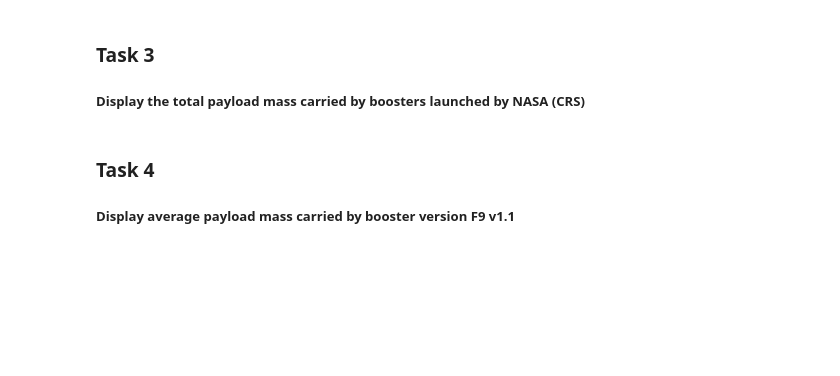
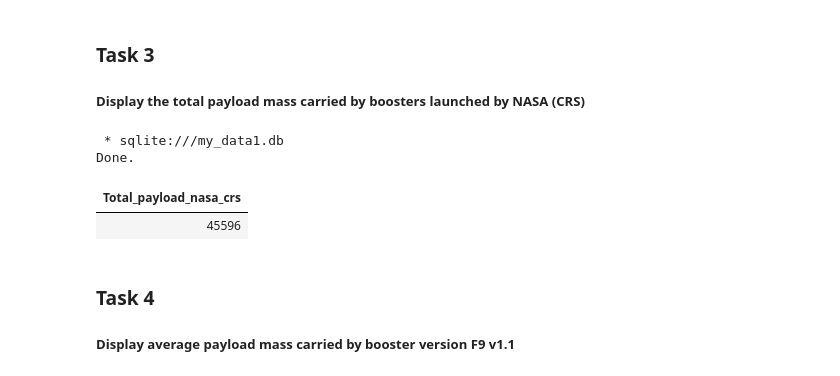
Before and after one commit to MamadyMagass/Applied-Data-Science-Capstone-IBM, a Jupyter notebook: week_2/jupyter-labs-eda-sql-coursera_sqllite.ipynb, the cells around one changed output. Cells and saved outputs as stored; diff of their text form; code cells hidden in the pictures; blank space fills up the shorter version.

```diff
--- a/week_2/jupyter-labs-eda-sql-coursera_sqllite.ipynb
+++ b/week_2/jupyter-labs-eda-sql-coursera_sqllite.ipynb
@@ -114,9 +184,14 @@ limit 5
 ##### Display the total payload mass carried by boosters launched by NASA (CRS)
 # %%
 %%sql
-select count("PAYLOAD_MASS__KG_") as Total_payload_naza_crs
+select  sum("PAYLOAD_MASS__KG_") as Total_payload_nasa_crs
 from SPACEXTABLE
 where Customer = 'NASA (CRS)'
+# %% [output]
+ * sqlite:///my_data1.db
+Done.
+| Total_payload_nasa_crs |
+| 45596 |
 # %% [markdown]
 ### Task 4
 
```
Also changed, not shown: parts of 19 cells of this notebook, 3 other files.
